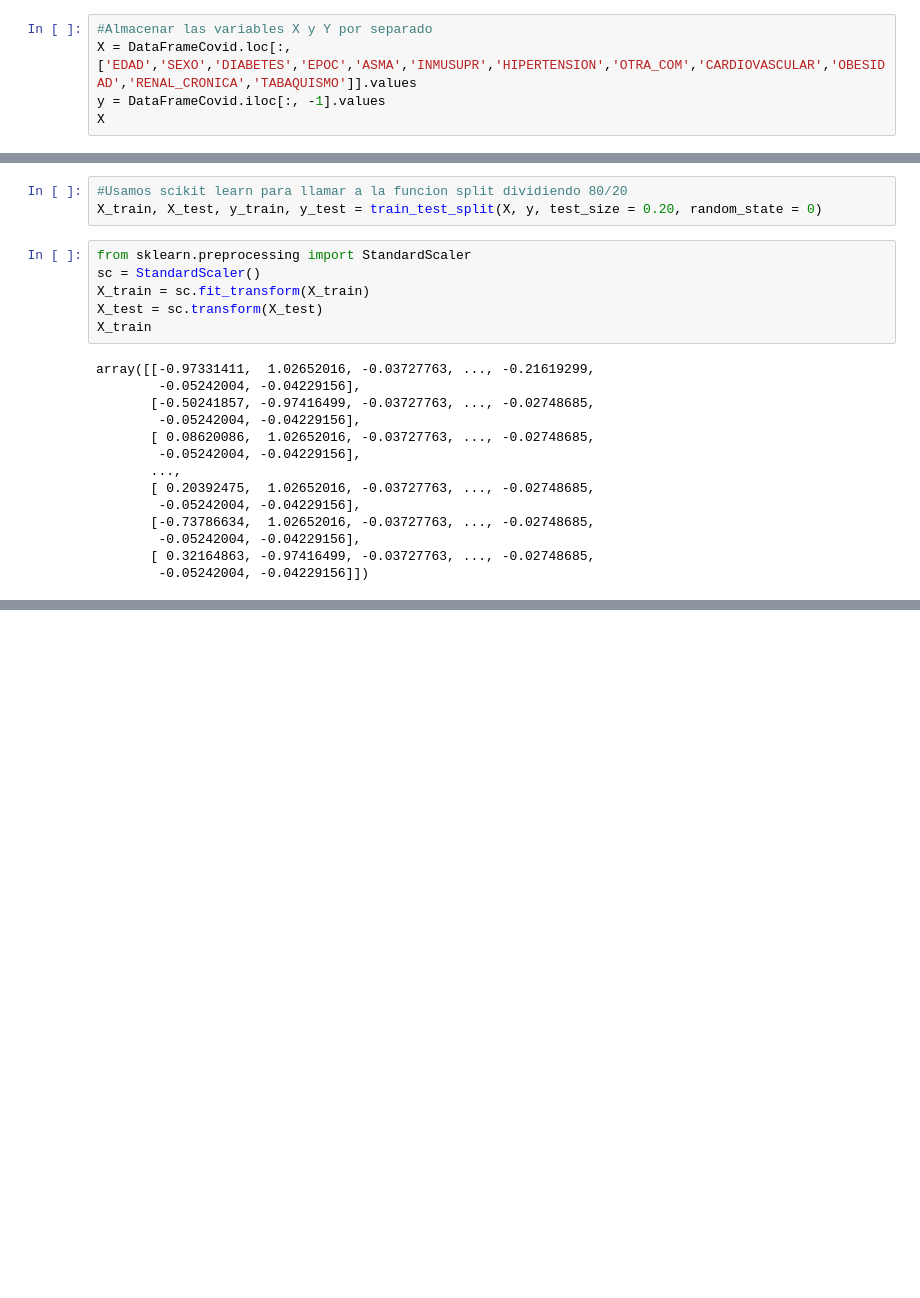
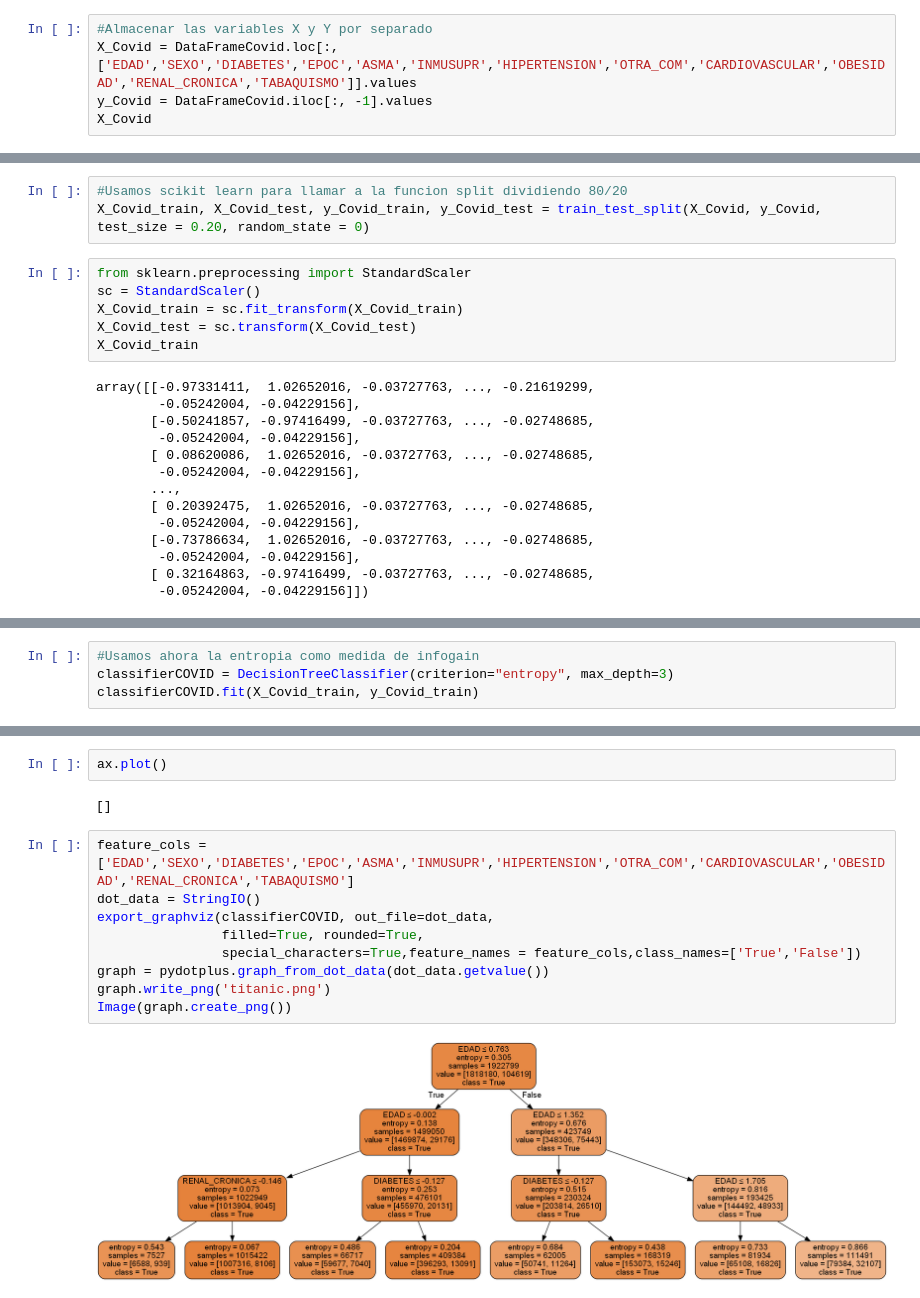
Before and after one commit to stanlybolanos/URLAD-2C2021, a Jupyter notebook: 11/Code/ArbolDecision.ipynb, the cells around one changed output, grey strips where cells are left out. Saved outputs shown, nothing was run; the diff lists cells and outputs as text; blank space fills up the shorter version.

Commit message:
Arboles de decision

```diff
--- a/11/Code/ArbolDecision.ipynb
+++ b/11/Code/ArbolDecision.ipynb
@@ -205,9 +204,9 @@ DataFrameCovid[['FECHA_DEF','Fallecio']]
 2403499 rows × 2 columns
 # %%
 #Almacenar las variables X y Y por separado
-X = DataFrameCovid.loc[:, ['EDAD','SEXO','DIABETES','EPOC','ASMA','INMUSUPR','HIPERTENSION','OTRA_COM','CARDIOVASCULAR','OBESIDAD','RENAL_CRONICA','TABAQUISMO']].values
-y = DataFrameCovid.iloc[:, -1].values
-X
+X_Covid = DataFrameCovid.loc[:, ['EDAD','SEXO','DIABETES','EPOC','ASMA','INMUSUPR','HIPERTENSION','OTRA_COM','CARDIOVASCULAR','OBESIDAD','RENAL_CRONICA','TABAQUISMO']].values
+y_Covid = DataFrameCovid.iloc[:, -1].values
+X_Covid
 # %% [output]
 array([[58,  2,  1, ...,  2,  1,  2],
        [49,  2,  2, ...,  2,  2,  2],
@@ -218,13 +217,13 @@ array([[58,  2,  1, ...,  2,  1,  2],
        [52,  1,  2, ...,  2,  2,  2]], dtype=int64)
 # %%
 #Usamos scikit learn para llamar a la funcion split dividiendo 80/20
-X_train, X_test, y_train, y_test = train_test_split(X, y, test_size = 0.20, random_state = 0)
+X_Covid_train, X_Covid_test, y_Covid_train, y_Covid_test = train_test_split(X_Covid, y_Covid, test_size = 0.20, random_state = 0)
 # %%
 from sklearn.preprocessing import StandardScaler
 sc = StandardScaler()
-X_train = sc.fit_transform(X_train)
-X_test = sc.transform(X_test)
-X_train
+X_Covid_train = sc.fit_transform(X_Covid_train)
+X_Covid_test = sc.transform(X_Covid_test)
+X_Covid_train
 # %% [output]
 array([[-0.97331411,  1.02652016, -0.03727763, ..., -0.21619299,
         -0.05242004, -0.04229156],
@@ -251,0 +241,4 @@ DecisionTreeClassifier(ccp_alpha=0.0, class_weight=None, criterion='gini',
+# %%
+#Usamos ahora la entropia como medida de infogain
+classifierCOVID = DecisionTreeClassifier(criterion="entropy", max_depth=3)
+classifierCOVID.fit(X_Covid_train, y_Covid_train)
@@ -281,0 +277,15 @@ ax.xaxis.set_ticklabels(['True', 'False']); ax.yaxis.set_ticklabels(['True', 'Fa
+# %%
+ax.plot()
+# %% [output]
+[]
+# %%
+feature_cols = ['EDAD','SEXO','DIABETES','EPOC','ASMA','INMUSUPR','HIPERTENSION','OTRA_COM','CARDIOVASCULAR','OBESIDAD','RENAL_CRONICA','TABAQUISMO']
+dot_data = StringIO()
+export_graphviz(classifierCOVID, out_file=dot_data,
+                filled=True, rounded=True,
+                special_characters=True,feature_names = feature_cols,class_names=['True','False'])
+graph = pydotplus.graph_from_dot_data(dot_data.getvalue())
+graph.write_png('titanic.png')
+Image(graph.create_png())
+# %% [output]
+[figure, added]
```
Also changed, not shown: parts of 23 cells of this notebook, 1 other file.
